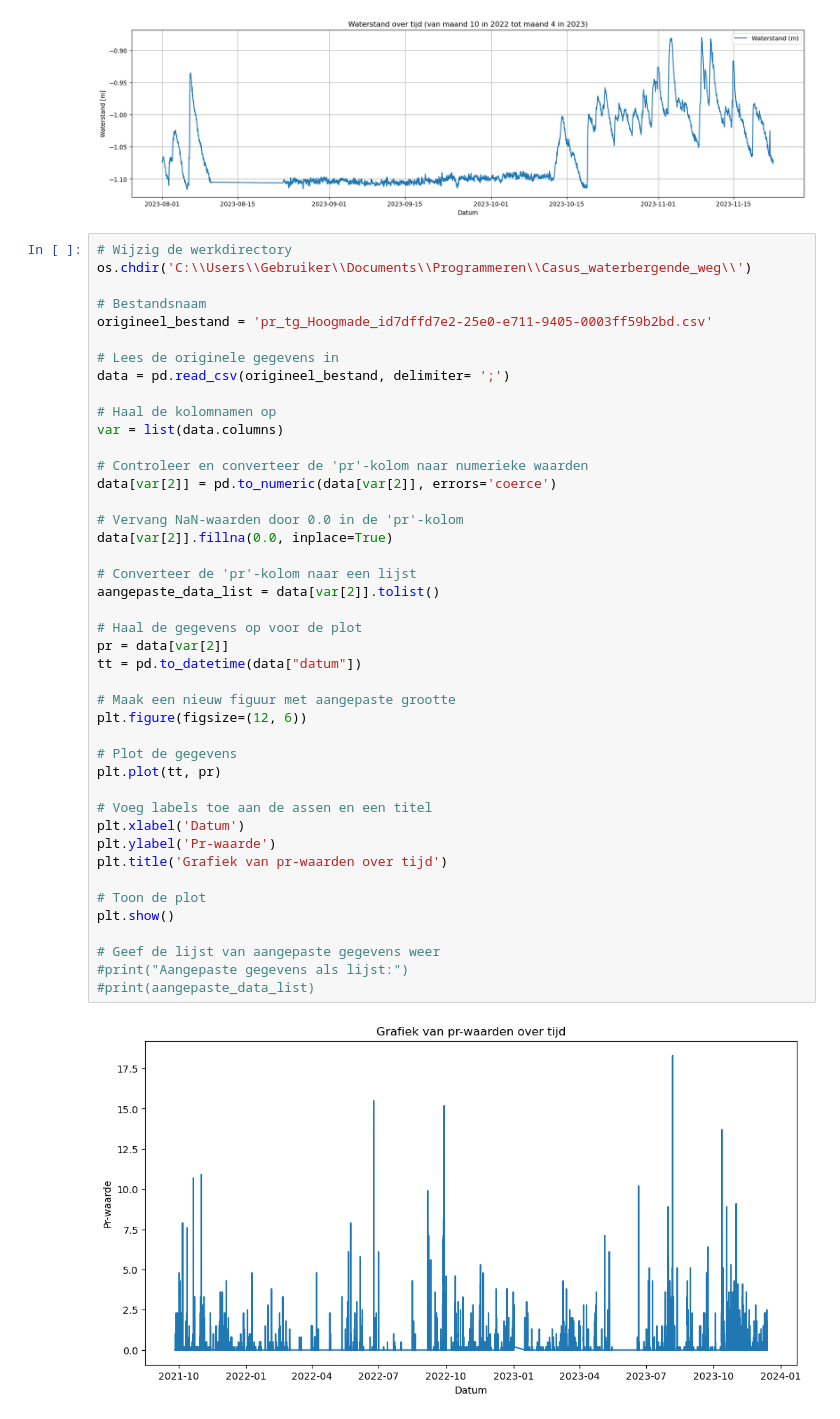
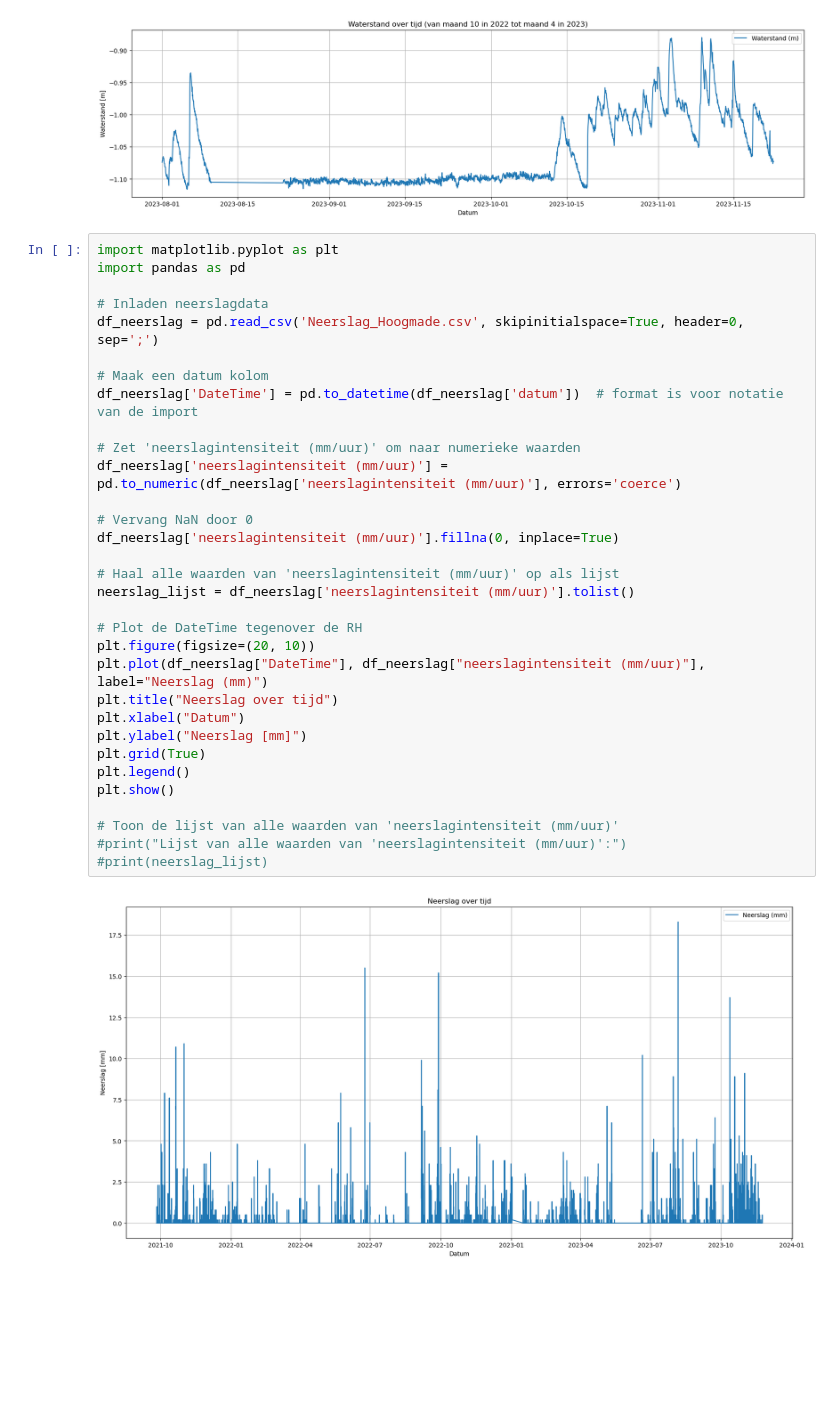
Before and after one commit to Dim277/Casus_waterbergende_weg, a Jupyter notebook: Dimitri_Test.ipynb, the cells around one changed output. Drawn from its saved outputs; the diff is of its cells as text; blank space fills up the shorter version.

Commit message:
Eigen code Neerslag

```diff
--- a/Dimitri_Test.ipynb
+++ b/Dimitri_Test.ipynb
@@ -170,48 +170,37 @@ plt.legend()
 plt.show()
 # %% [output]
 [figure]
-# %%
-# Wijzig de werkdirectory
-os.chdir('C:\\Users\\Gebruiker\\Documents\\Programmeren\\Casus_waterbergende_weg\\')
-
-# Bestandsnaam
-origineel_bestand = 'pr_tg_Hoogmade_id7dffd7e2-25e0-e711-9405-0003ff59b2bd.csv'
-
-# Lees de originele gegevens in
-data = pd.read_csv(origineel_bestand, delimiter= ';')
-
-# Haal de kolomnamen op
-var = list(data.columns)
-
-# Controleer en converteer de 'pr'-kolom naar numerieke waarden
-data[var[2]] = pd.to_numeric(data[var[2]], errors='coerce')
-
-# Vervang NaN-waarden door 0.0 in de 'pr'-kolom
-data[var[2]].fillna(0.0, inplace=True)
-
-# Converteer de 'pr'-kolom naar een lijst
-aangepaste_data_list = data[var[2]].tolist()
-
-# Haal de gegevens op voor de plot
-pr = data[var[2]]
-tt = pd.to_datetime(data["datum"])
-
-# Maak een nieuw figuur met aangepaste grootte
-plt.figure(figsize=(12, 6))
-
-# Plot de gegevens
-plt.plot(tt, pr)
-
-# Voeg labels toe aan de assen en een titel
-plt.xlabel('Datum')
-plt.ylabel('Pr-waarde')
-plt.title('Grafiek van pr-waarden over tijd')
-
-# Toon de plot
-plt.show()
-
-# Geef de lijst van aangepaste gegevens weer
-#print("Aangepaste gegevens als lijst:")
-#print(aangepaste_data_list)
-# %% [output]
-[figure, removed]
+# %%
+import matplotlib.pyplot as plt
+import pandas as pd
+
+# Inladen neerslagdata
+df_neerslag = pd.read_csv('Neerslag_Hoogmade.csv', skipinitialspace=True, header=0, sep=';')
+
+# Maak een datum kolom
+df_neerslag['DateTime'] = pd.to_datetime(df_neerslag['datum'])  # format is voor notatie van de import
+
+# Zet 'neerslagintensiteit (mm/uur)' om naar numerieke waarden
+df_neerslag['neerslagintensiteit (mm/uur)'] = pd.to_numeric(df_neerslag['neerslagintensiteit (mm/uur)'], errors='coerce')
+
+# Vervang NaN door 0
+df_neerslag['neerslagintensiteit (mm/uur)'].fillna(0, inplace=True)
+
+# Haal alle waarden van 'neerslagintensiteit (mm/uur)' op als lijst
+neerslag_lijst = df_neerslag['neerslagintensiteit (mm/uur)'].tolist()
+
+# Plot de DateTime tegenover de RH
+plt.figure(figsize=(20, 10))
+plt.plot(df_neerslag["DateTime"], df_neerslag["neerslagintensiteit (mm/uur)"], label="Neerslag (mm)")
+plt.title("Neerslag over tijd")
+plt.xlabel("Datum")
+plt.ylabel("Neerslag [mm]")
+plt.grid(True)
+plt.legend()
+plt.show()
+
+# Toon de lijst van alle waarden van 'neerslagintensiteit (mm/uur)'
+#print("Lijst van alle waarden van 'neerslagintensiteit (mm/uur)':")
+#print(neerslag_lijst)
+# %% [output]
+[figure, added]
```
Also changed, not shown: parts of 1 cell of this notebook.
